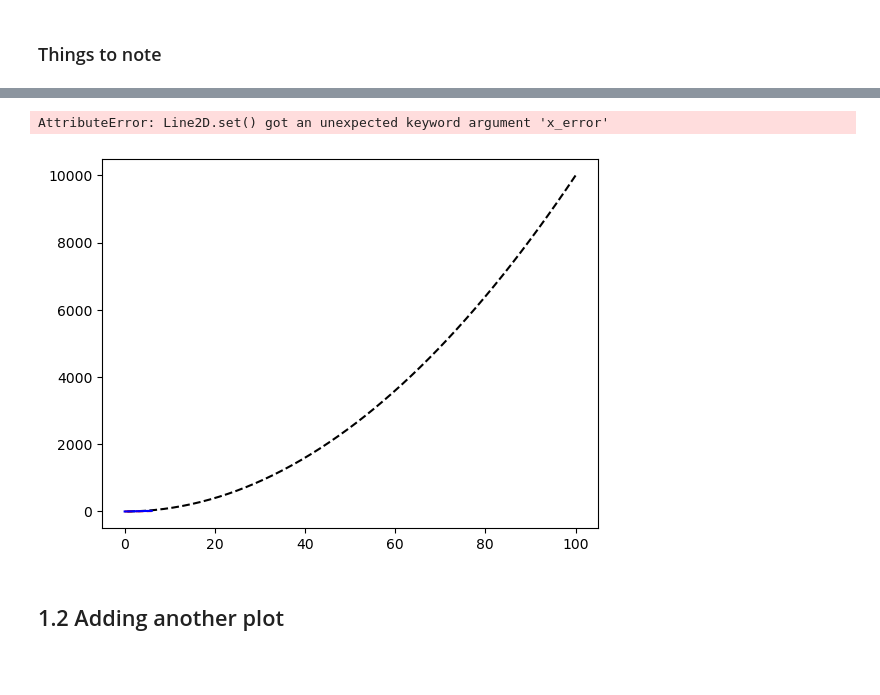
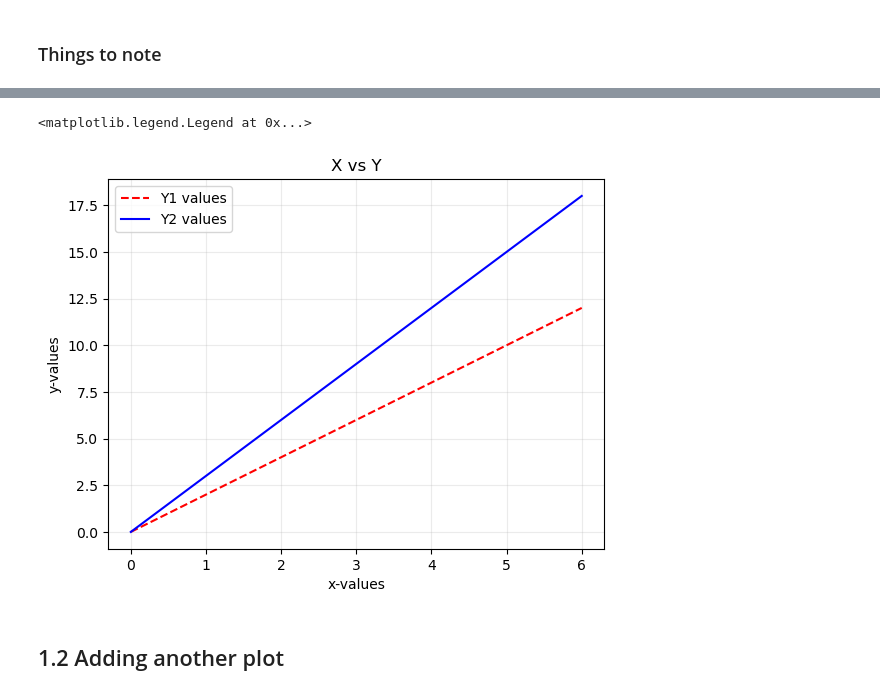
Before and after one commit to SPS-SP2273/learning-portfolio-2024-aug-Yuyan2003, a Jupyter notebook: 7.1_plotting/plotting_(need).ipynb, the cells around one changed output, grey strips where cells are left out. Saved outputs shown, nothing was run; the diff lists cells and outputs as text; code cells hidden in the pictures; blank space fills up the shorter version.

Commit message:
ready for review chap 7 exercises
completed plotting exercises

```diff
--- a/7.1_plotting/plotting_(need).ipynb
+++ b/7.1_plotting/plotting_(need).ipynb
@@ -20,34 +12,0 @@ TypeError: _linspace_dispatcher() missing 1 required positional argument: 'stop'
-# %%
-# Some data for plotting
-
-xx= np.linspace(0.6, 100)
-x = [0, 1, 2, 3, 4, 5, 6]
-y_1 = [0, 2, 4, 6, 8, 10, 12]
-y_2 = [0, 3, 6, 9, 12, 15, 18]
-y_3 = [0, 4, 8, 12, 16, 20, 24]
-x_error, y_error = 0.2, 0.75
-
-alpha = 0.5
-plt.clf()
-plt.plot(xx, xx**2, 'k--')
-
-for alpha in [.25, .75, 1]:
-# Let's start plotting
-    plt.plot(x, y_1, label='Y values', color='red', linestyle='dashed')
-    plt.plot(x, y_2, label='Y values', color='blue')
-    plt.errorbar(x, y_3, x_error=x_error, y_error=y_error, label='Y3 with errors', color = 'green')
-
-    plt.xlabel('x-values')
-    plt.ylabel('y-values')
-    plt.title('X vs Y')
-    plt.grid(alpha=.25)
-    plt.legend(loc='upper left')
-
-    plt.savefig('Screenshot.jpg', dpi=150)
-    plt.savefig('Screenshot.png', dpi=150)
-    plt.savefig('Screenshot.pdf', dpi=150)
-
-    plt.show()
-# %% [output]
-AttributeError: Line2D.set() got an unexpected keyword argument 'x_error'
-[figure, removed]
@@ -54,3 +39,18 @@ AttributeError: Line2D.set() got an unexpected keyword argument 'x_error'
+# %%
+#plt.plot(x, y_1, color='red', linestyle='dashed', linewidth=2)
+
+plt.plot(x, y_1, label='Y1 values', color='red', linestyle='dashed')
+
+plt.plot(x, y_2, label='Y2 values', color='blue')
+
+plt.title('X vs Y')
+plt.xlabel('x-values')
+plt.ylabel('y-values')
+plt.grid(alpha=.25)
+plt.legend(loc='upper left')
+# %% [output]
+<matplotlib.legend.Legend at 0x...>
+[figure, added]
 # %% [markdown]
 ## 1.2 Adding another plot
 # %% [markdown]
```
Also changed, not shown: parts of 17 cells of this notebook, 8 other files.
